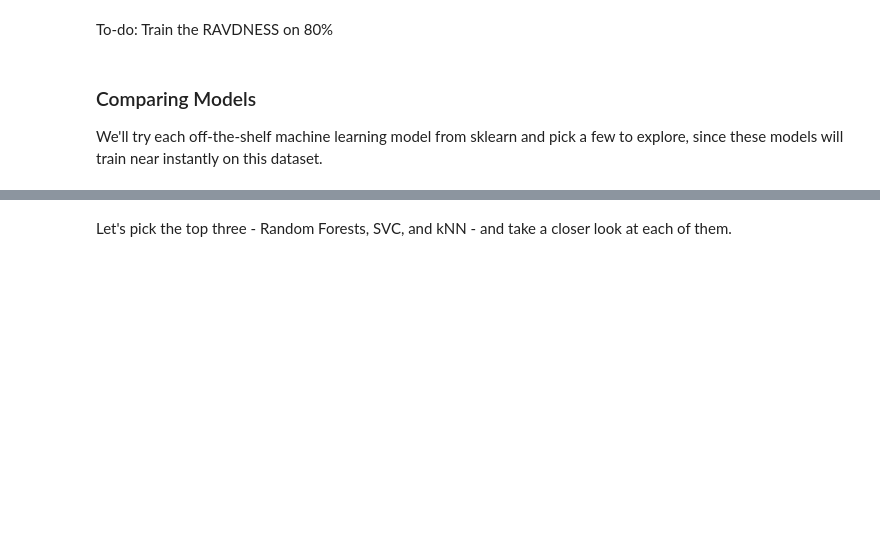
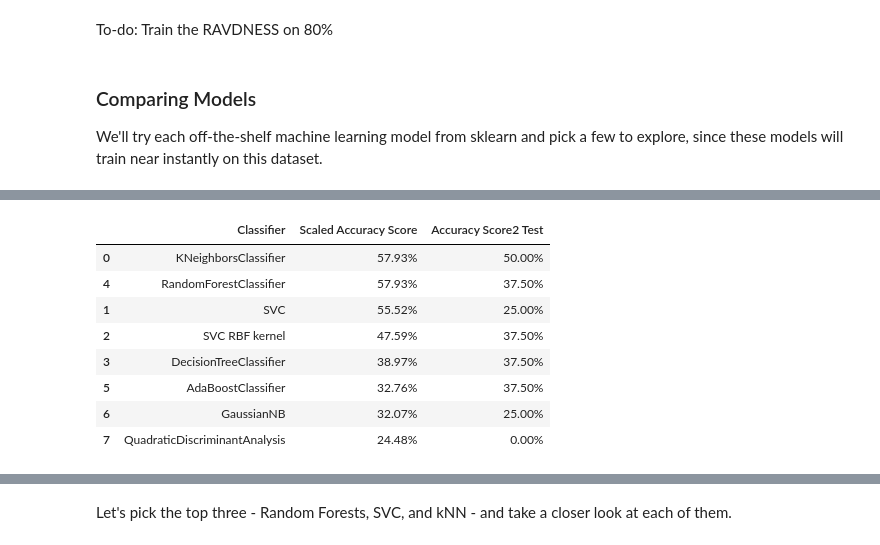
Before and after one commit to keziataufiq/Week3-ClassicML, a Jupyter notebook: Week_3_MachineLearning.ipynb, the cells around one changed output, grey strips where cells are left out. Cells and saved outputs as stored; diff of their text form; code cells hidden in the pictures; blank space fills up the shorter version.

```diff
--- a/Week_3_MachineLearning.ipynb
+++ b/Week_3_MachineLearning.ipynb
@@ -424,10 +424,19 @@ scaler = StandardScaler()
 features_scaled = features
 features_scaled = scaler.fit_transform(features_scaled)
 
+MEfeatures_scaled = MEfeatures
+MEfeatures_scaled = scaler.fit_transform(MEfeatures_scaled)
+
 scaler = MinMaxScaler()
 # keep our unscaled features just in case we need to process them alternatively
 features_minmax = features
 features_minmax = scaler.fit_transform(features_minmax)
+
+MEfeatures_minmax = MEfeatures
+MEfeatures_minmax = scaler.fit_transform(MEfeatures_minmax)
+
+
+MElabels = MEemotions.squeeze()
 # %% [markdown]
 Make sure our features are properly scaled:
 # %%
@@ -600,3 +574,44 @@ scores_df.sort_values(by='Accuracy Score',axis=0,ascending=False)
+# %%
+from sklearn.neighbors import KNeighborsClassifier
+from sklearn.svm import SVC
+from sklearn.tree import DecisionTreeClassifier
+from sklearn.ensemble import RandomForestClassifier, AdaBoostClassifier
+from sklearn.naive_bayes import GaussianNB
+from sklearn.discriminant_analysis import QuadraticDiscriminantAnalysis
+
+classification_models = [
+    KNeighborsClassifier(),#(3),
+    SVC(kernel='linear'),#, C=0.025),
+    SVC(kernel='rbf'),
+    DecisionTreeClassifier(),#max_depth=5),
+    RandomForestClassifier(),#max_depth=5, n_estimators=10, max_features=1),
+    AdaBoostClassifier(),
+    GaussianNB(),
+    QuadraticDiscriminantAnalysis()]
+
+scores = []
+for model in classification_models:
+    model.fit(X_train_scaled, y_train)
+
+    score1 = model.score(X_test_scaled, y_test)
+    score2 = model.score(MEfeatures_scaled, MElabels)
+
+    model_name = type(model).__name__
+    if model_name=='SVC' and model.kernel=='rbf': model_name+=' RBF kernel'
+    scores.append((model_name, (f'{100*score1:.2f}%'), (f'{100*score2:.2f}%')))
+# Make it pretty
+scores_df = pd.DataFrame(scores,columns=['Classifier','Scaled Accuracy Score', 'Accuracy Score2 Test'])
+scores_df.sort_values(by='Scaled Accuracy Score',axis=0,ascending=False)
+# %% [output]
+|  | Classifier | Scaled Accuracy Score | Accuracy Score2 Test |
+| 0 | KNeighborsClassifier | 57.93% | 50.00% |
+| 4 | RandomForestClassifier | 57.93% | 37.50% |
+| 1 | SVC | 55.52% | 25.00% |
+| 2 | SVC RBF kernel | 47.59% | 37.50% |
+| 3 | DecisionTreeClassifier | 38.97% | 37.50% |
+| 5 | AdaBoostClassifier | 32.76% | 37.50% |
+| 6 | GaussianNB | 32.07% | 25.00% |
+| 7 | QuadraticDiscriminantAnalysis | 24.48% | 0.00% |
 # %%
 from sklearn.neighbors import KNeighborsClassifier
 from sklearn.svm import SVC
```
Also changed, not shown: parts of 3 cells of this notebook.
